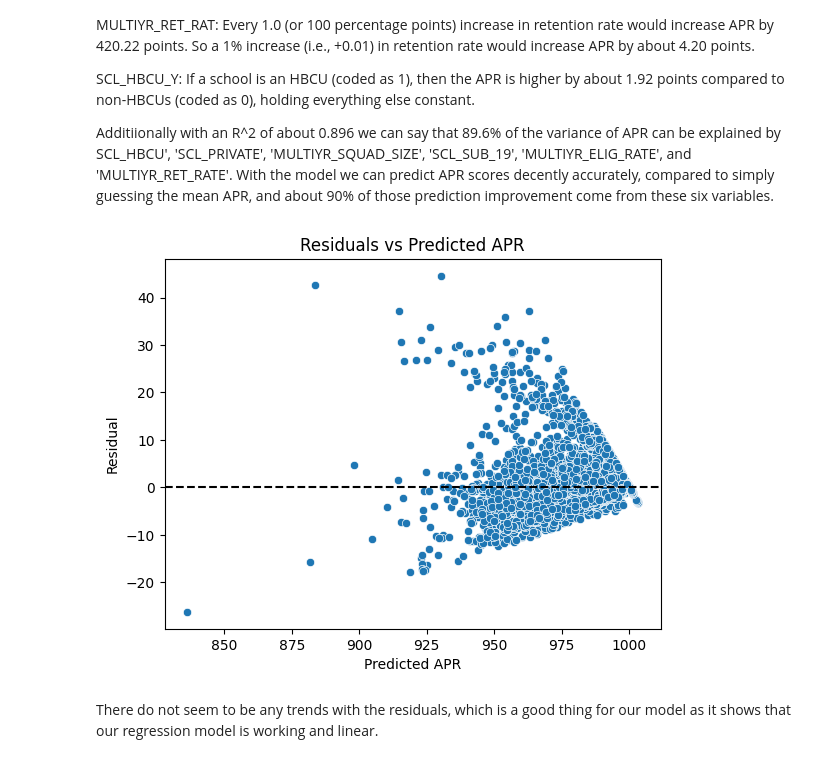
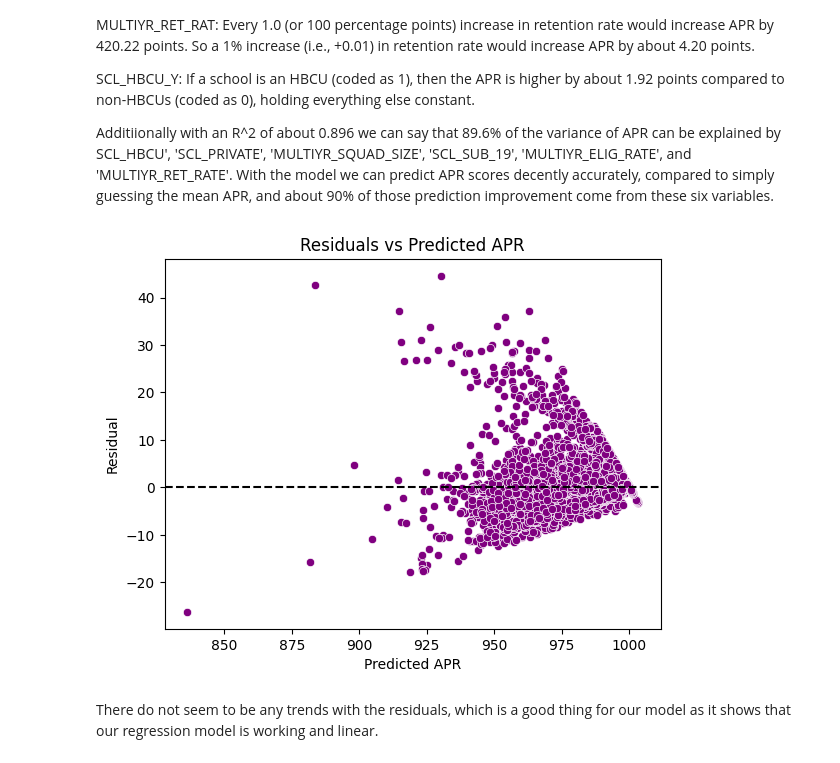
Before and after one commit to Ngilbert0807/DIDA_325_Final-project, a Jupyter notebook: Checkpoints/Checkpoint 3.ipynb, the cells around one changed output. Drawn from its saved outputs; the diff is of its cells as text; code cells hidden in the pictures.

```diff
--- a/Checkpoints/Checkpoint 3.ipynb
+++ b/Checkpoints/Checkpoint 3.ipynb
@@ -241,15 +241,15 @@ Additiionally with an R^2 of about 0.896 we can say that 89.6% of the variance o
 # %%
 yhat = model.predict()
 residuals = y - yhat
-ax = sns.scatterplot(x=yhat, y=residuals, palette='magma')
+ax = sns.scatterplot(x=yhat, y=residuals, color='purple')
 ax.axhline(y=0, color='black', linestyle='dashed')
 
 plt.xlabel("Predicted APR")
 plt.ylabel("Residual")
 plt.title("Residuals vs Predicted APR")
 plt.show()
 # %% [output]
-[figure, old version]
+[figure, new version]
 # %% [markdown]
 There do not seem to be any trends with the residuals, which is a good thing for our model as it shows that our regression model is working and linear.
 # %% [markdown]
```
Also changed, not shown: parts of 1 cell of this notebook.
